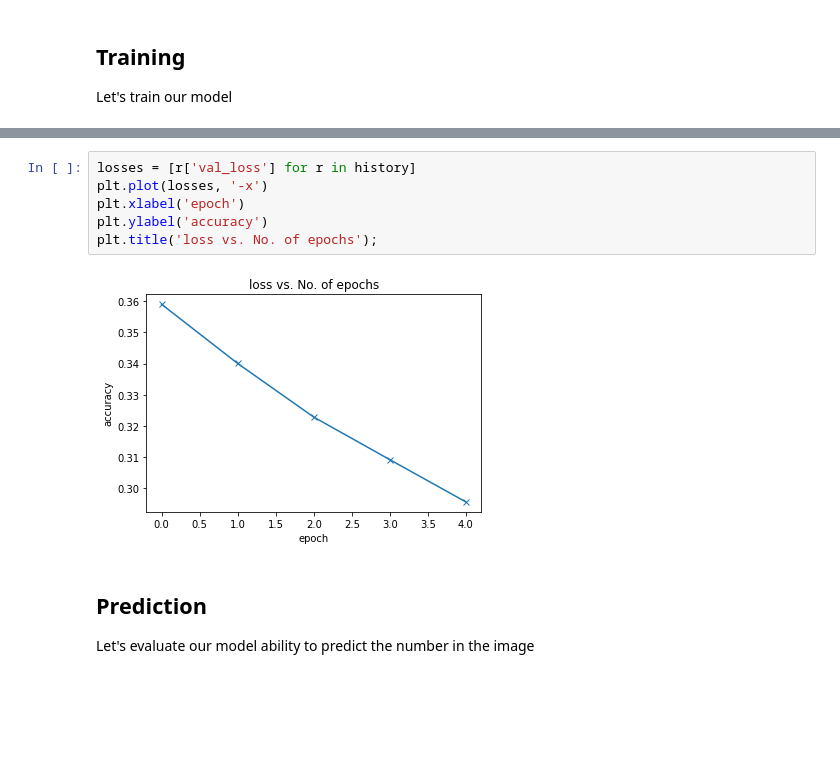
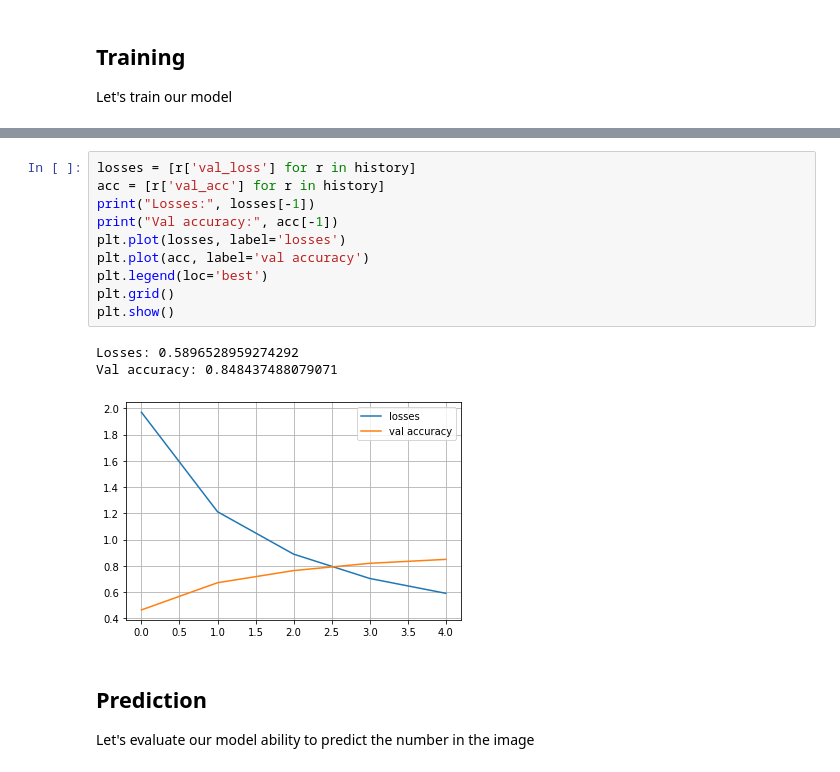
Before and after one commit to apssouza22/cnn-for-devs, a Jupyter notebook: c-torch-neural-network.ipynb, the cells around one changed output, grey strips where cells are left out. Cells and saved outputs as stored; diff of their text form; blank space fills up the shorter version.

```diff
--- a/c-torch-neural-network.ipynb
+++ b/c-torch-neural-network.ipynb
@@ -140,11 +151,17 @@ Epoch [4], val_loss: 0.2955, val_acc: 0.9167
-# %%
-losses = [r['val_loss'] for r in history]
-plt.plot(losses, '-x')
-plt.xlabel('epoch')
-plt.ylabel('accuracy')
-plt.title('loss vs. No. of epochs');
-# %% [output]
-[figure, removed]
+# %%
+losses = [r['val_loss'] for r in history]
+acc = [r['val_acc'] for r in history]
+print("Losses:", losses[-1])
+print("Val accuracy:", acc[-1])
+plt.plot(losses, label='losses')
+plt.plot(acc, label='val accuracy')
+plt.legend(loc='best')
+plt.grid()
+plt.show()
+# %% [output]
+Losses: 0.5896528959274292
+Val accuracy: 0.848437488079071
+[figure, added]
 # %% [markdown]
 ## Prediction
 Let's evaluate our model ability to predict the number in the image
```
Also changed, not shown: parts of 6 cells of this notebook, 7 other files.
